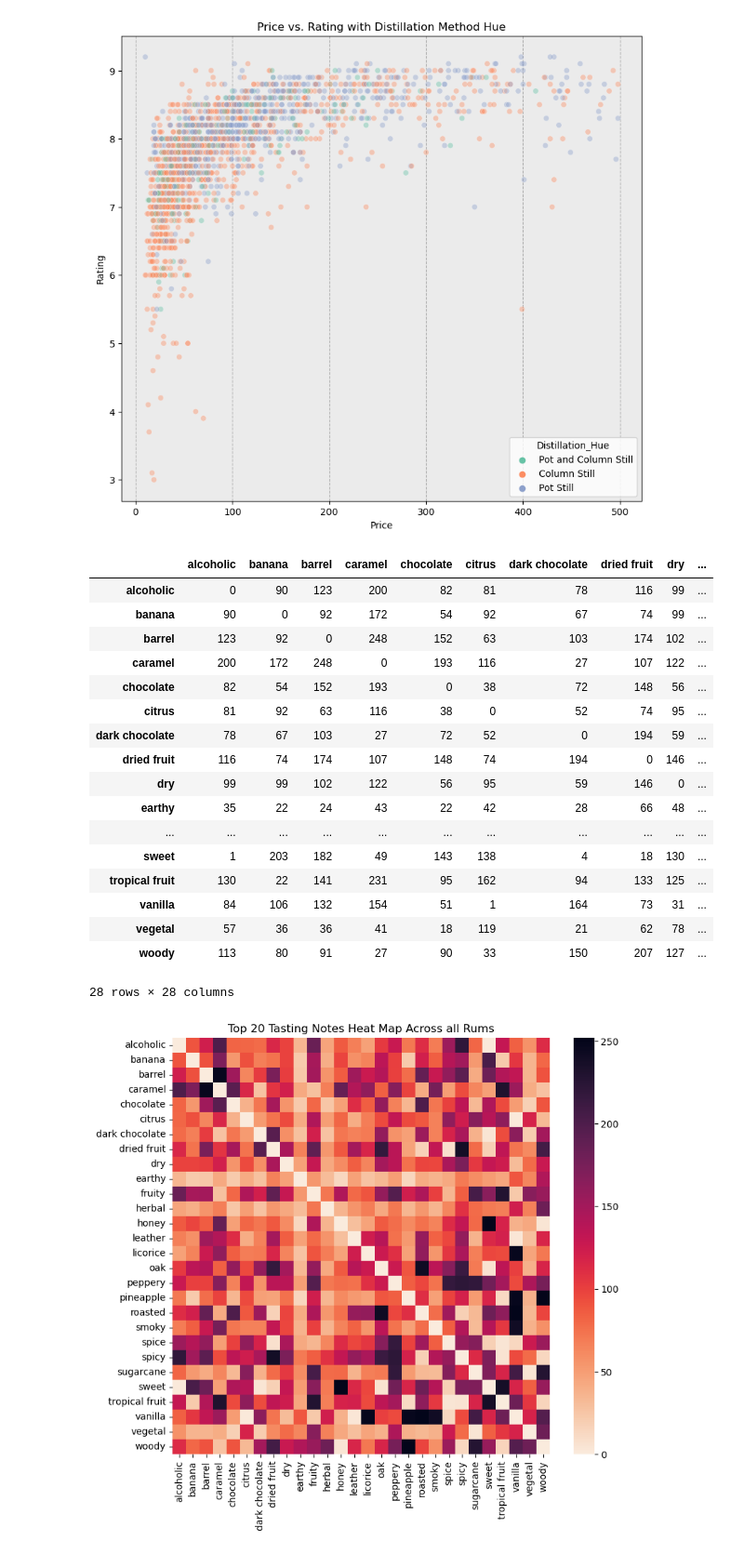
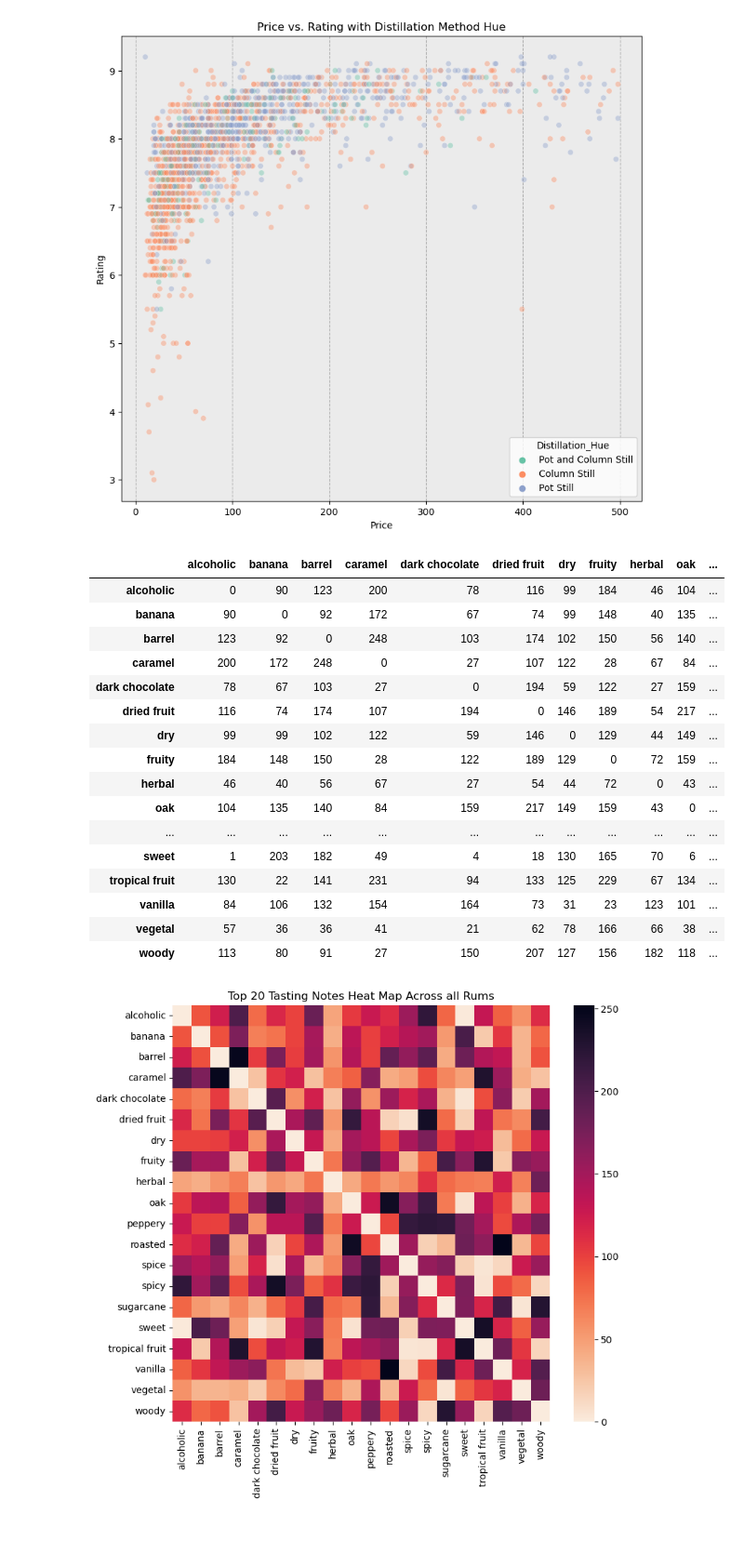
Before and after one commit to aha1994/Running-a-Rum-Regression, a Jupyter notebook: Visualizations.ipynb, the cells around one changed output. Shown at 93% size. Drawn from its saved outputs; the diff is of its cells as text; code cells hidden in the pictures.

Commit message:
custom func for heatmap

```diff
--- a/Visualizations.ipynb
+++ b/Visualizations.ipynb
@@ -272,6 +273,7 @@ rum_tasting['Taste_Notes'] = [eval(l) for l in rum_tasting['Taste_Notes']]
 # %%
 # counting all tasting notes and their counts
 tastes = defaultdict(int)
+num_tastes = 18
 
 for l in rum_tasting['Taste_Notes']:
     for t in l:
@@ -279,7 +281,7 @@ for l in rum_tasting['Taste_Notes']:
 
 tastes = dict(tastes)
 tastes = {k:v for k,v in sorted(tastes.items(), key = lambda x:x[1], reverse=True)}
-top20 = list(tastes.keys())[0:18] + ['vegetal', 'herbal']
+topX = list(tastes.keys())[0:num_tastes] + ['vegetal', 'herbal']
 # %%
 # https://stackoverflow.com/questions/53850559/construct-co-occurrence-matrix-from-a-list-of-list-in-python
 u = (pd.get_dummies(pd.DataFrame(list(rum_tasting['Taste_Notes'])), prefix='', prefix_sep='')
@@ -289,37 +291,36 @@ v = u.T.dot(u)
 v.values[(np.r_[:len(v)], ) * 2] = 0
 # %%
 # Filter v into a reasonable amount of features
-v_top25 = v.loc[v.index.isin(top25), v.columns.isin(top25)]
-v_top25
+v_topX = v.loc[v.index.isin(topX), v.columns.isin(topX)]
+v_topX
 # %% [output]
-|  | alcoholic | banana | barrel | caramel | chocolate | citrus | dark chocolate | dried fruit | dry | ... |
-| alcoholic | 0 | 90 | 123 | 200 | 82 | 81 | 78 | 116 | 99 | ... |
-| banana | 90 | 0 | 92 | 172 | 54 | 92 | 67 | 74 | 99 | ... |
-| barrel | 123 | 92 | 0 | 248 | 152 | 63 | 103 | 174 | 102 | ... |
-| caramel | 200 | 172 | 248 | 0 | 193 | 116 | 27 | 107 | 122 | ... |
-| chocolate | 82 | 54 | 152 | 193 | 0 | 38 | 72 | 148 | 56 | ... |
-| citrus | 81 | 92 | 63 | 116 | 38 | 0 | 52 | 74 | 95 | ... |
-| dark chocolate | 78 | 67 | 103 | 27 | 72 | 52 | 0 | 194 | 59 | ... |
-| dried fruit | 116 | 74 | 174 | 107 | 148 | 74 | 194 | 0 | 146 | ... |
-| dry | 99 | 99 | 102 | 122 | 56 | 95 | 59 | 146 | 0 | ... |
-| earthy | 35 | 22 | 24 | 43 | 22 | 42 | 28 | 66 | 48 | ... |
-| ... | ... | ... | ... | ... | ... | ... | ... | ... | ... | ... |
-| sweet | 1 | 203 | 182 | 49 | 143 | 138 | 4 | 18 | 130 | ... |
-| tropical fruit | 130 | 22 | 141 | 231 | 95 | 162 | 94 | 133 | 125 | ... |
-| vanilla | 84 | 106 | 132 | 154 | 51 | 1 | 164 | 73 | 31 | ... |
-| vegetal | 57 | 36 | 36 | 41 | 18 | 119 | 21 | 62 | 78 | ... |
-| woody | 113 | 80 | 91 | 27 | 90 | 33 | 150 | 207 | 127 | ... |
+|  | alcoholic | banana | barrel | caramel | dark chocolate | dried fruit | dry | fruity | herbal | oak | ... |
+| alcoholic | 0 | 90 | 123 | 200 | 78 | 116 | 99 | 184 | 46 | 104 | ... |
+| banana | 90 | 0 | 92 | 172 | 67 | 74 | 99 | 148 | 40 | 135 | ... |
+| barrel | 123 | 92 | 0 | 248 | 103 | 174 | 102 | 150 | 56 | 140 | ... |
+| caramel | 200 | 172 | 248 | 0 | 27 | 107 | 122 | 28 | 67 | 84 | ... |
+| dark chocolate | 78 | 67 | 103 | 27 | 0 | 194 | 59 | 122 | 27 | 159 | ... |
+| dried fruit | 116 | 74 | 174 | 107 | 194 | 0 | 146 | 189 | 54 | 217 | ... |
+| dry | 99 | 99 | 102 | 122 | 59 | 146 | 0 | 129 | 44 | 149 | ... |
+| fruity | 184 | 148 | 150 | 28 | 122 | 189 | 129 | 0 | 72 | 159 | ... |
+| herbal | 46 | 40 | 56 | 67 | 27 | 54 | 44 | 72 | 0 | 43 | ... |
+| oak | 104 | 135 | 140 | 84 | 159 | 217 | 149 | 159 | 43 | 0 | ... |
+| ... | ... | ... | ... | ... | ... | ... | ... | ... | ... | ... | ... |
+| sweet | 1 | 203 | 182 | 49 | 4 | 18 | 130 | 165 | 70 | 6 | ... |
+| tropical fruit | 130 | 22 | 141 | 231 | 94 | 133 | 125 | 229 | 67 | 134 | ... |
+| vanilla | 84 | 106 | 132 | 154 | 164 | 73 | 31 | 23 | 123 | 101 | ... |
+| vegetal | 57 | 36 | 36 | 41 | 21 | 62 | 78 | 166 | 66 | 38 | ... |
+| woody | 113 | 80 | 91 | 27 | 150 | 207 | 127 | 156 | 182 | 118 | ... |
-28 rows × 28 columns
 # %%
 # lower triangular heat map
 plt.figure(figsize=(9,8))
-mask = np.triu(np.ones_like(v_top25, dtype=bool))
+#mask = np.triu(np.ones_like(v_topX, dtype=bool))
 #sns.heatmap(v_top25, mask=mask, cmap = 'flare')
-sns.heatmap(v_top25, cmap = 'rocket_r')
-plt.title(f"Top 20 Tasting Notes Heat Map Across all Rums")
+sns.heatmap(v_topX, cmap = 'rocket_r')
+plt.title(f"Top {num_tastes + 2} Tasting Notes Heat Map Across all Rums")
 plt.show()
 # %% [output]
-[figure, old version]
+[figure, new version]
 # %%
 # getting heatmaps for 4 select countries
 jamaica_tasting = rum_tasting[rum_tasting['Country'] == 'jamaica']
```
Also changed, not shown: parts of 5 cells of this notebook.
